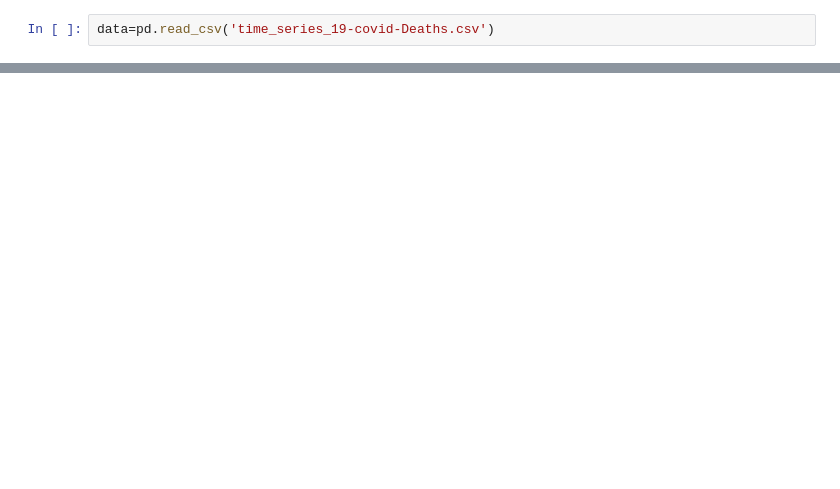
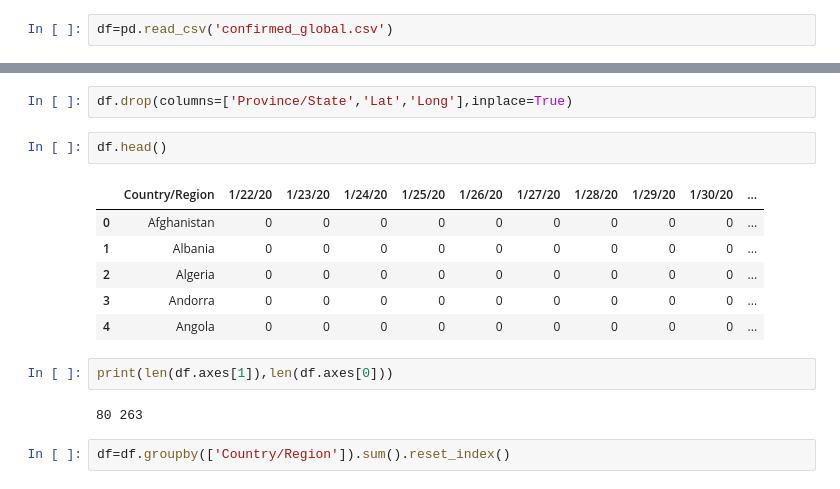
Before and after one commit to himanshu238/COVID-19, a Jupyter notebook: pro_corona.ipynb, the cells around one changed output, grey strips where cells are left out. Cells and saved outputs as stored; diff of their text form; blank space fills up the shorter version.

```diff
--- a/pro_corona.ipynb
+++ b/pro_corona.ipynb
@@ -6,2 +7,2 @@ import matplotlib.pyplot as plt
 # %%
-data=pd.read_csv('time_series_19-covid-Deaths.csv')
+df=pd.read_csv('confirmed_global.csv')
@@ -24,0 +19,17 @@ print(data)
+# %%
+df.drop(columns=['Province/State','Lat','Long'],inplace=True)
+# %%
+df.head()
+# %% [output]
+|  | Country/Region | 1/22/20 | 1/23/20 | 1/24/20 | 1/25/20 | 1/26/20 | 1/27/20 | 1/28/20 | 1/29/20 | 1/30/20 | ... |
+| 0 | Afghanistan | 0 | 0 | 0 | 0 | 0 | 0 | 0 | 0 | 0 | ... |
+| 1 | Albania | 0 | 0 | 0 | 0 | 0 | 0 | 0 | 0 | 0 | ... |
+| 2 | Algeria | 0 | 0 | 0 | 0 | 0 | 0 | 0 | 0 | 0 | ... |
+| 3 | Andorra | 0 | 0 | 0 | 0 | 0 | 0 | 0 | 0 | 0 | ... |
+| 4 | Angola | 0 | 0 | 0 | 0 | 0 | 0 | 0 | 0 | 0 | ... |
+# %%
+print(len(df.axes[1]),len(df.axes[0]))
+# %% [output]
+80 263
+# %%
+df=df.groupby(['Country/Region']).sum().reset_index()
```
Also changed, not shown: parts of 17 cells of this notebook, 3 other files.
